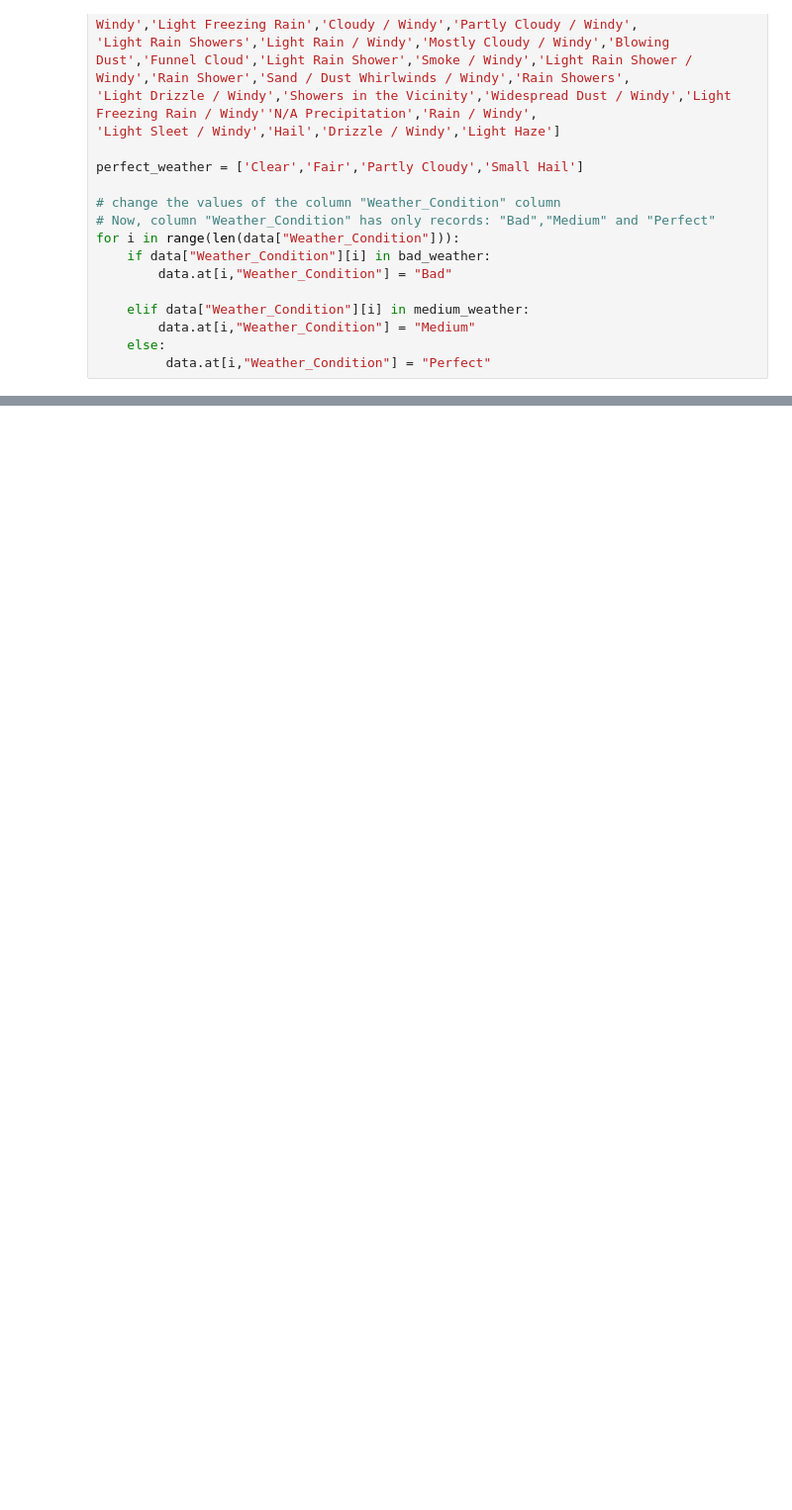
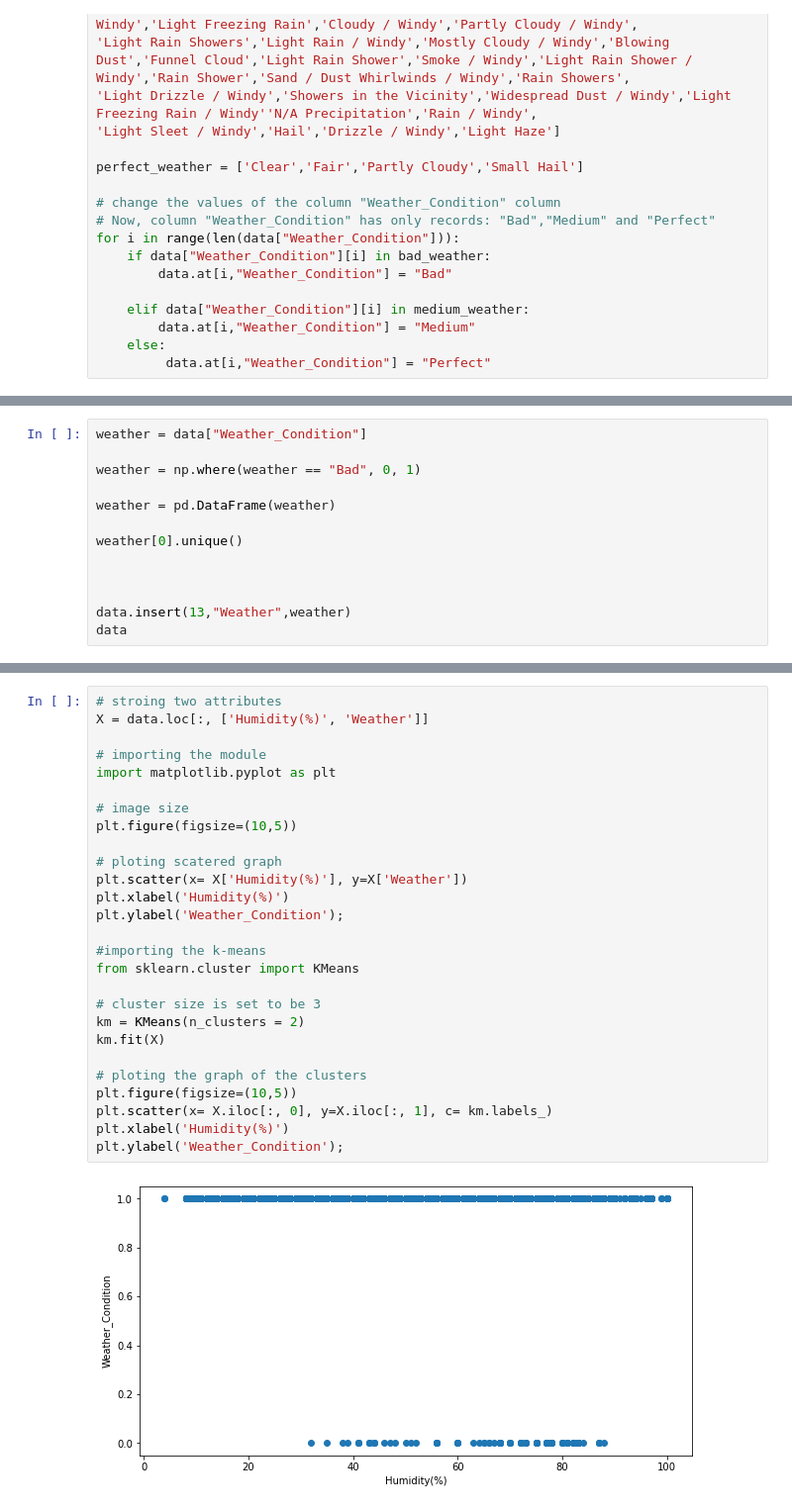
Before and after one commit to stratoskar/DataAnalytics, a Jupyter notebook: Data Analytics/Data_Preprocessing_US_accidents.ipynb, the cells around one changed output, grey strips where cells are left out. Shown at 99% size. Drawn from its saved outputs; the diff is of its cells as text; blank space fills up the shorter version.

```diff
--- a/Data Analytics/Data_Preprocessing_US_accidents.ipynb
+++ b/Data Analytics/Data_Preprocessing_US_accidents.ipynb
@@ -178,0 +237,13 @@ for i in range(len(data["Weather_Condition"])):
+# %%
+weather = data["Weather_Condition"]
+
+weather = np.where(weather == "Bad", 0, 1)
+
+weather = pd.DataFrame(weather)
+
+weather[0].unique()
+
+
+
+data.insert(13,"Weather",weather)
+data
@@ -178,0 +264,29 @@ for i in range(len(data["Weather_Condition"])):
+# %%
+# stroing two attributes
+X = data.loc[:, ['Humidity(%)', 'Weather']]
+
+# importing the module
+import matplotlib.pyplot as plt
+
+# image size
+plt.figure(figsize=(10,5))
+
+# ploting scatered graph
+plt.scatter(x= X['Humidity(%)'], y=X['Weather'])
+plt.xlabel('Humidity(%)')
+plt.ylabel('Weather_Condition');
+
+#importing the k-means
+from sklearn.cluster import KMeans
+
+# cluster size is set to be 3
+km = KMeans(n_clusters = 2)
+km.fit(X)
+
+# ploting the graph of the clusters
+plt.figure(figsize=(10,5))
+plt.scatter(x= X.iloc[:, 0], y=X.iloc[:, 1], c= km.labels_)
+plt.xlabel('Humidity(%)')
+plt.ylabel('Weather_Condition');
+# %% [output]
+[figure, added]
```
Also changed, not shown: parts of 11 cells of this notebook.
